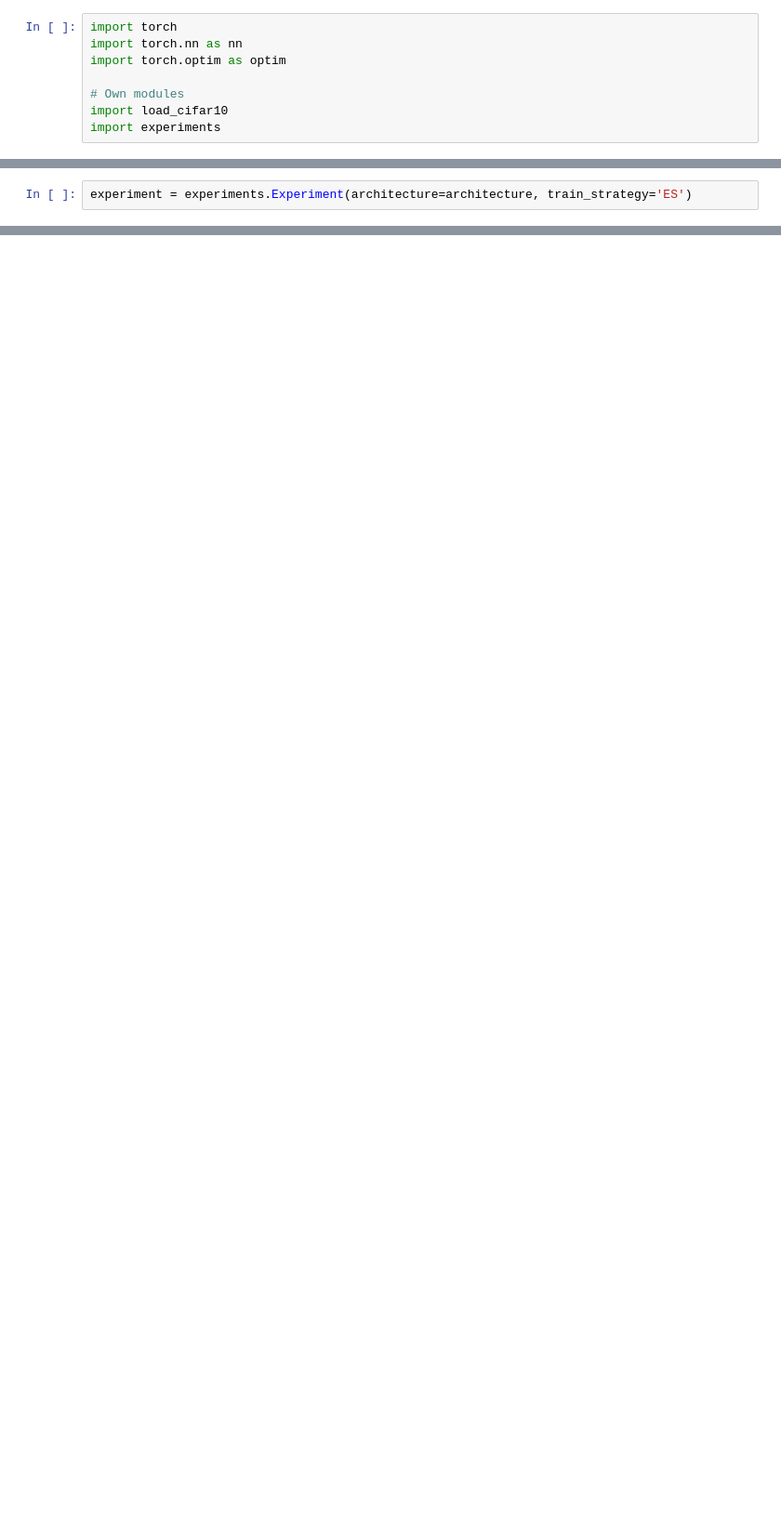
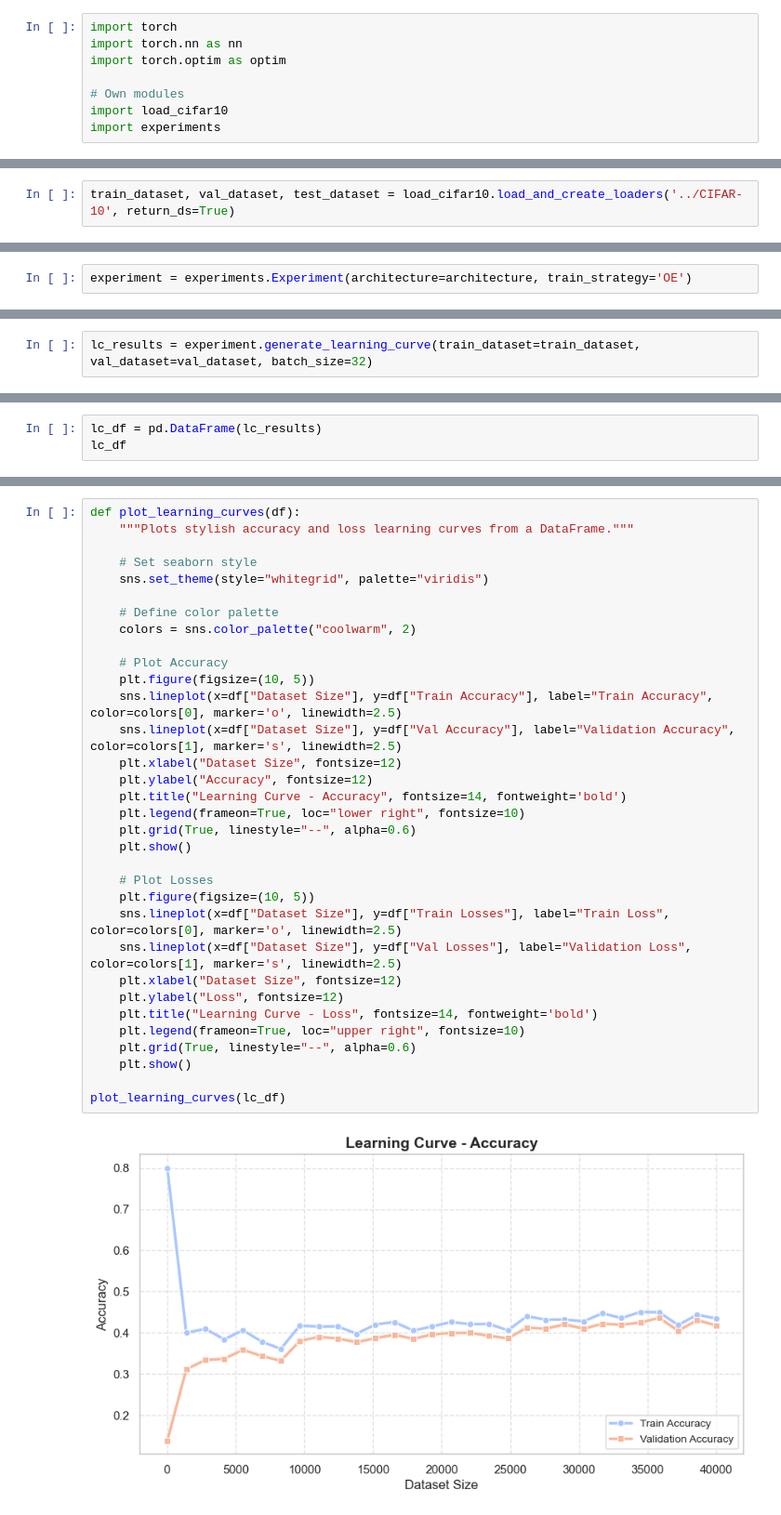
Before and after one commit to topsy-13/naiveautoml, a Jupyter notebook: python/naiveautoml/NAS/OE-Tests/experiments_test.ipynb, the cells around one changed output, grey strips where cells are left out. Shown at 93% size. Saved outputs shown, nothing was run; the diff lists cells and outputs as text; blank space fills up the shorter version.

```diff
--- a/python/naiveautoml/NAS/OE-Tests/experiments_test.ipynb
+++ b/python/naiveautoml/NAS/OE-Tests/experiments_test.ipynb
@@ -13,0 +9,2 @@ Training data shape: torch.Size([40000, 3, 32, 32])
+# %%
+train_dataset, val_dataset, test_dataset = load_cifar10.load_and_create_loaders('../CIFAR-10', return_ds=True)
@@ -26,4 +26,4 @@ architecture = {
     'num_classes': num_classes
 }
 # %%
-experiment = experiments.Experiment(architecture=architecture, train_strategy='ES')
+experiment = experiments.Experiment(architecture=architecture, train_strategy='OE')
@@ -86,0 +30,2 @@ TODO:
+# %%
+lc_results = experiment.generate_learning_curve(train_dataset=train_dataset, val_dataset=val_dataset, batch_size=32)
@@ -86,0 +54,3 @@ TODO:
+# %%
+lc_df = pd.DataFrame(lc_results)
+lc_df
@@ -86,0 +75,35 @@ TODO:
+# %%
+def plot_learning_curves(df):
+    """Plots stylish accuracy and loss learning curves from a DataFrame."""
+
+    # Set seaborn style
+    sns.set_theme(style="whitegrid", palette="viridis")
+
+    # Define color palette
+    colors = sns.color_palette("coolwarm", 2)
+
+    # Plot Accuracy
+    plt.figure(figsize=(10, 5))
+    sns.lineplot(x=df["Dataset Size"], y=df["Train Accuracy"], label="Train Accuracy", color=colors[0], marker='o', linewidth=2.5)
+    sns.lineplot(x=df["Dataset Size"], y=df["Val Accuracy"], label="Validation Accuracy", color=colors[1], marker='s', linewidth=2.5)
+    plt.xlabel("Dataset Size", fontsize=12)
+    plt.ylabel("Accuracy", fontsize=12)
+    plt.title("Learning Curve - Accuracy", fontsize=14, fontweight='bold')
+    plt.legend(frameon=True, loc="lower right", fontsize=10)
+    plt.grid(True, linestyle="--", alpha=0.6)
+    plt.show()
+
+    # Plot Losses
+    plt.figure(figsize=(10, 5))
+    sns.lineplot(x=df["Dataset Size"], y=df["Train Losses"], label="Train Loss", color=colors[0], marker='o', linewidth=2.5)
+    sns.lineplot(x=df["Dataset Size"], y=df["Val Losses"], label="Validation Loss", color=colors[1], marker='s', linewidth=2.5)
+    plt.xlabel("Dataset Size", fontsize=12)
+    plt.ylabel("Loss", fontsize=12)
+    plt.title("Learning Curve - Loss", fontsize=14, fontweight='bold')
+    plt.legend(frameon=True, loc="upper right", fontsize=10)
+    plt.grid(True, linestyle="--", alpha=0.6)
+    plt.show()
+
+plot_learning_curves(lc_df)
+# %% [output]
+[figure, added]
```
Also changed, not shown: parts of 11 cells of this notebook.
